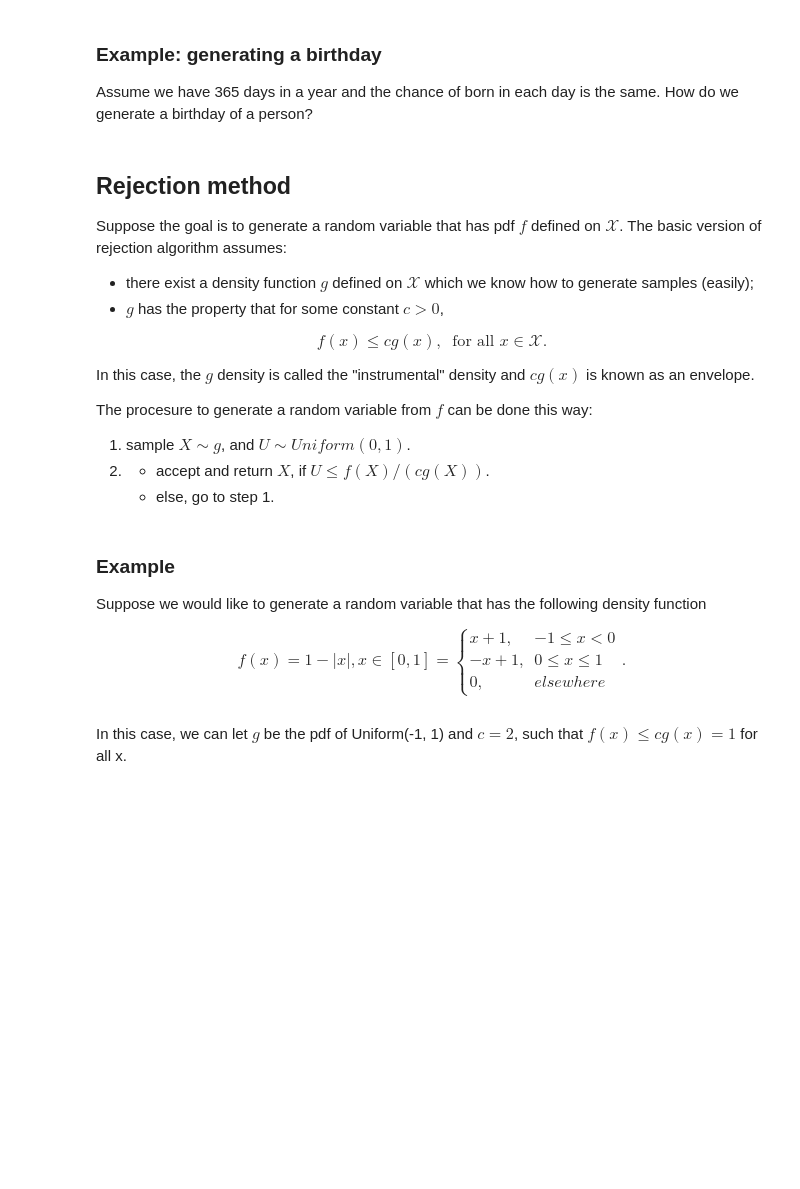
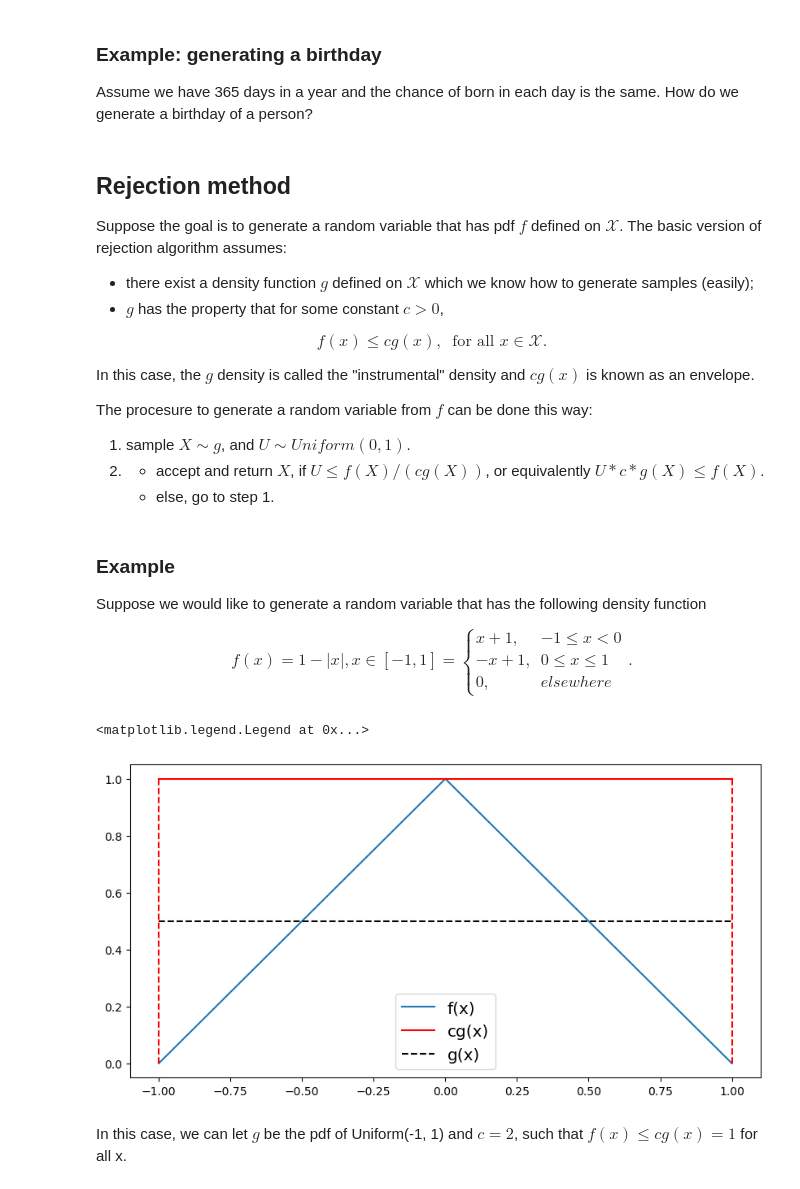
Before and after one commit to STAT2255/2023, a Jupyter notebook: notes/note12-13_RandomNumbers.ipynb, the cells around one changed output. Cells and saved outputs as stored; diff of their text form; code cells hidden in the pictures; blank space fills up the shorter version.

```diff
--- a/notes/note12-13_RandomNumbers.ipynb
+++ b/notes/note12-13_RandomNumbers.ipynb
@@ -264,22 +264,25 @@ The procesure to generate a random variable from $f$ can be done this way:
 
 1. sample $X\sim g$, and $U\sim Uniform(0,1)$.
 2.
-    * accept and return $X$, if $U \le f(X)/(cg(X))$.
+    * accept and return $X$, if $U \le f(X)/(cg(X))$, or equivalently $U * c * g(X) \le f(X)$.
     * else, go to step 1.
 # %% [markdown]
 ### Example
 
 Suppose we would like to generate a random variable that has the following density function
 
-$$f(x) = 1-|x|, x\in [0,1] = \begin{cases}x+1, & -1\le x < 0\\ -x+1, & 0\le x \le 1 \\ 0, & elsewhere\end{cases}.$$
+$$f(x) = 1-|x|, x\in [-1,1] = \begin{cases}x+1, & -1\le x < 0\\ -x+1, & 0\le x \le 1 \\ 0, & elsewhere\end{cases}.$$
 # %%
-plt.figure(figsize=(8,6))
+plt.figure(figsize=(10,5))
 plt.plot([-1, 0, 1], [0, 1, 0], label = "f(x)")
 plt.plot([-1, 0, 1], [1, 1, 1], color = 'r', label = "cg(x)")
 plt.plot([-1, -1], [1, 0], color = 'r', linestyle = '--')
 plt.plot([1, 1], [0, 1], color = 'r', linestyle = '--')
 plt.plot([-1, 1], [0.5, 0.5], color = 'k', linestyle = '--', label = 'g(x)')
 plt.legend(fontsize = 'x-large')
+# %% [output]
+<matplotlib.legend.Legend at 0x...>
+[figure, added]
 # %% [markdown]
 In this case, we can let $g$ be the pdf of Uniform(-1, 1) and $c = 2$, such that $f(x) \le cg(x) = 1$ for all x.
 # %%
```
Also changed, not shown: parts of 5 cells of this notebook, 1 other file.
